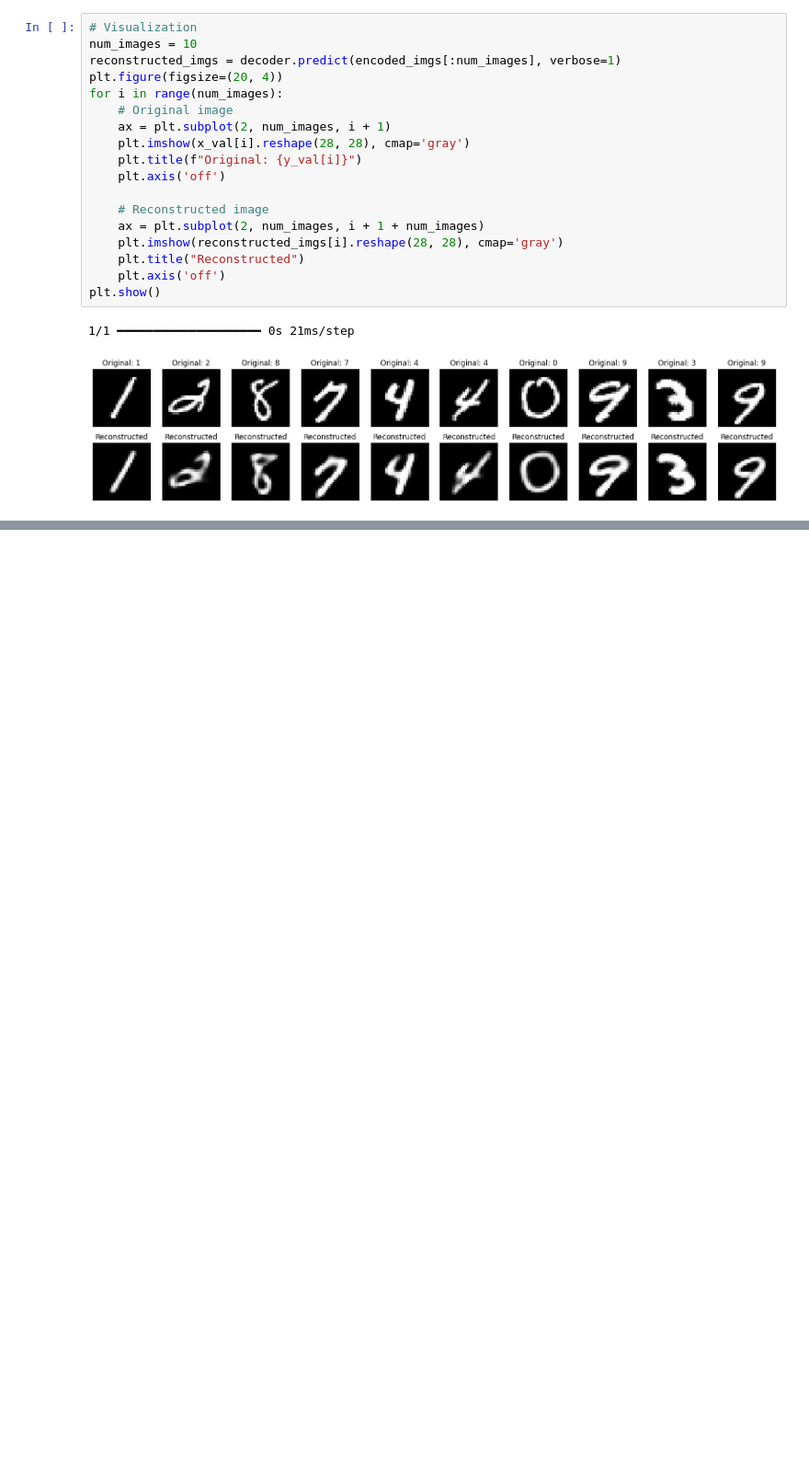
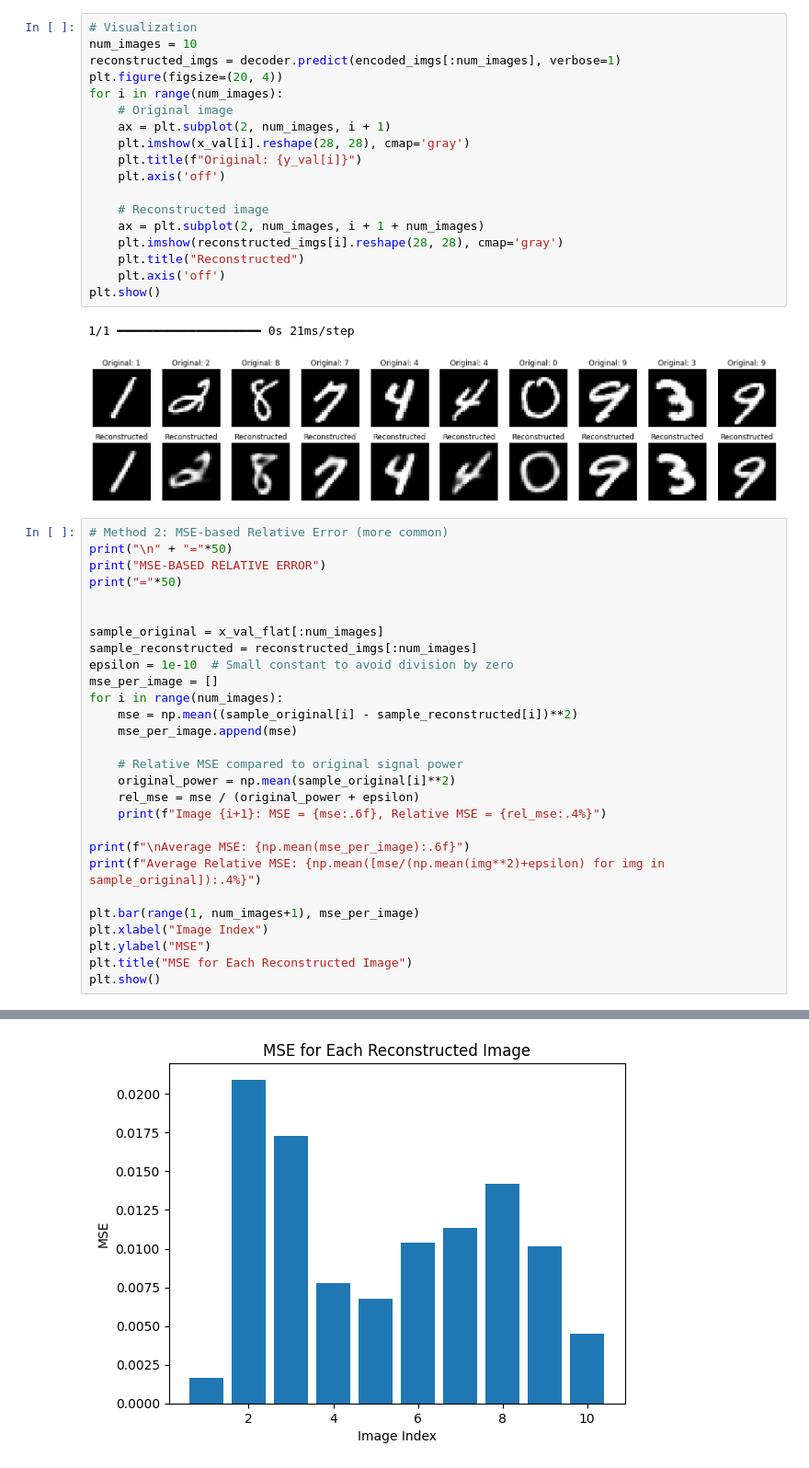
Before and after one commit to mazapataa/NNbasic, a Jupyter notebook: P5_Auto_Encoder_1.ipynb, the cells around one changed output, grey strips where cells are left out. Shown at 92% size. Cells and saved outputs as stored; diff of their text form; blank space fills up the shorter version.

```diff
--- a/P5_Auto_Encoder_1.ipynb
+++ b/P5_Auto_Encoder_1.ipynb
@@ -231,3 +231,32 @@ plt.show()
 # %% [output]
 1/1 ━━━━━━━━━━━━━━━━━━━━ 0s 21ms/step
 [figure]
+# %%
+# Method 2: MSE-based Relative Error (more common)
+print("\n" + "="*50)
+print("MSE-BASED RELATIVE ERROR")
+print("="*50)
+
+
+sample_original = x_val_flat[:num_images]
+sample_reconstructed = reconstructed_imgs[:num_images]
+epsilon = 1e-10  # Small constant to avoid division by zero
+mse_per_image = []
+for i in range(num_images):
+    mse = np.mean((sample_original[i] - sample_reconstructed[i])**2)
+    mse_per_image.append(mse)
+
+    # Relative MSE compared to original signal power
+    original_power = np.mean(sample_original[i]**2)
+    rel_mse = mse / (original_power + epsilon)
+    print(f"Image {i+1}: MSE = {mse:.6f}, Relative MSE = {rel_mse:.4%}")
+
+print(f"\nAverage MSE: {np.mean(mse_per_image):.6f}")
+print(f"Average Relative MSE: {np.mean([mse/(np.mean(img**2)+epsilon) for img in sample_original]):.4%}")
+
+plt.bar(range(1, num_images+1), mse_per_image)
+plt.xlabel("Image Index")
+plt.ylabel("MSE")
+plt.title("MSE for Each Reconstructed Image")
+plt.show()
+# %% [output]
@@ -233,0 +279 @@ plt.show()
+[figure, added]
```
Also changed, not shown: parts of 1 cell of this notebook.
